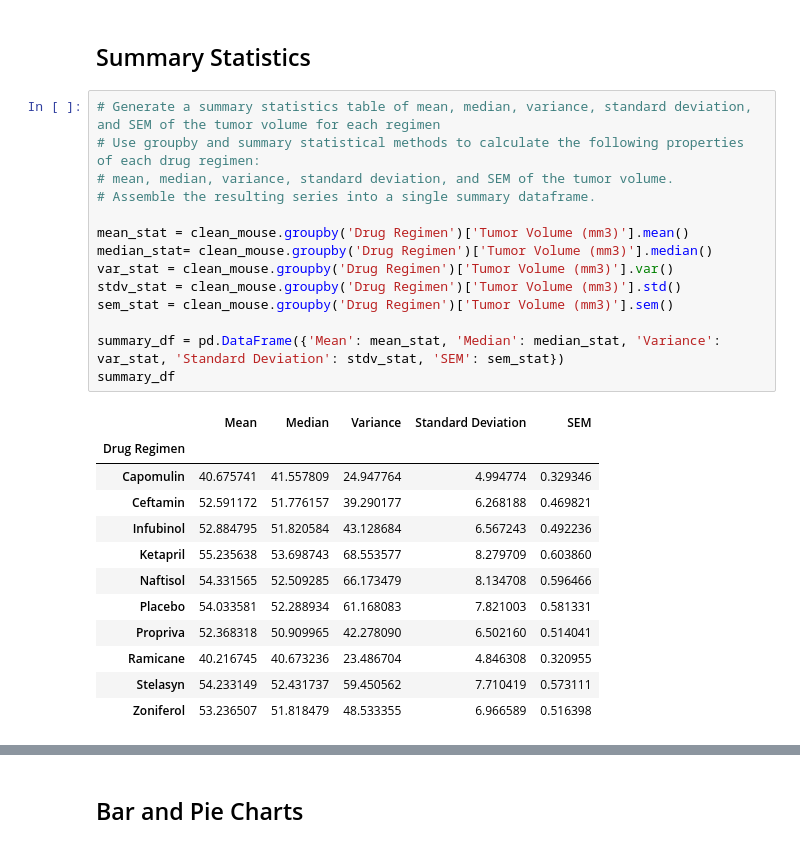
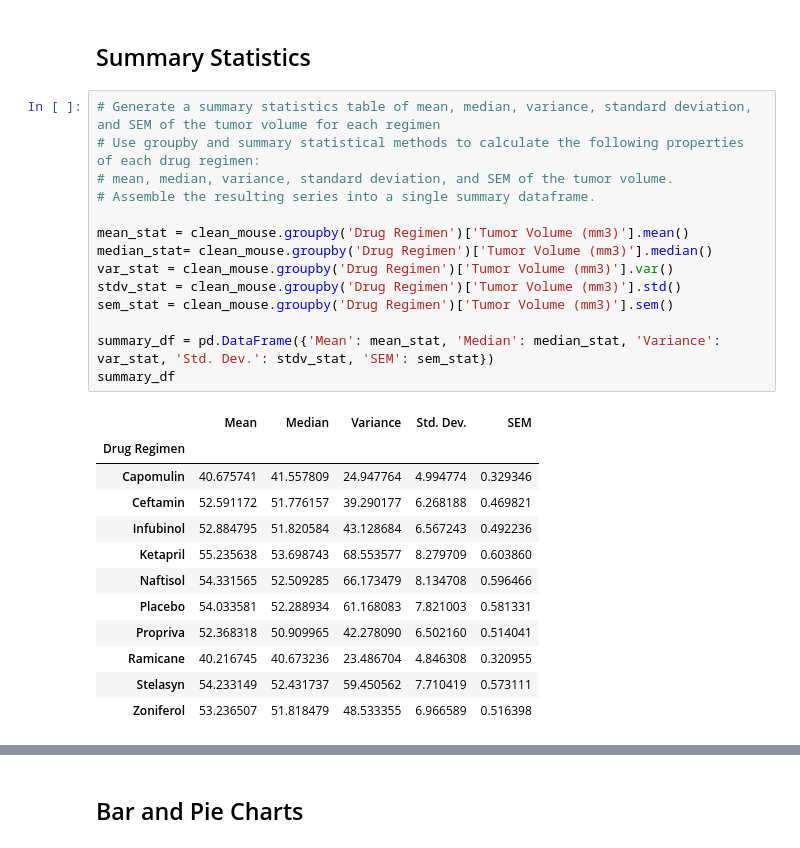
Before and after one commit to speedracer05/Matplotlib-Challenge, a Jupyter notebook: Pymaceuticals/pymaceuticals_starter.ipynb, the cells around one changed output, grey strips where cells are left out. Drawn from its saved outputs; the diff is of its cells as text.

```diff
--- a/Pymaceuticals/pymaceuticals_starter.ipynb
+++ b/Pymaceuticals/pymaceuticals_starter.ipynb
@@ -100,19 +100,19 @@ mouse_qty
 # %%
 # Generate a summary statistics table of mean, median, variance, standard deviation, and SEM of the tumor volume for each regimen
 # Use groupby and summary statistical methods to calculate the following properties of each drug regimen:
 # mean, median, variance, standard deviation, and SEM of the tumor volume.
 # Assemble the resulting series into a single summary dataframe.
 
 mean_stat = clean_mouse.groupby('Drug Regimen')['Tumor Volume (mm3)'].mean()
 median_stat= clean_mouse.groupby('Drug Regimen')['Tumor Volume (mm3)'].median()
 var_stat = clean_mouse.groupby('Drug Regimen')['Tumor Volume (mm3)'].var()
 stdv_stat = clean_mouse.groupby('Drug Regimen')['Tumor Volume (mm3)'].std()
 sem_stat = clean_mouse.groupby('Drug Regimen')['Tumor Volume (mm3)'].sem()
 
-summary_df = pd.DataFrame({'Mean': mean_stat, 'Median': median_stat, 'Variance': var_stat, 'Standard Deviation': stdv_stat, 'SEM': sem_stat})
+summary_df = pd.DataFrame({'Mean': mean_stat, 'Median': median_stat, 'Variance': var_stat, 'Std. Dev.': stdv_stat, 'SEM': sem_stat})
 summary_df
 # %% [output]
-|  | Mean | Median | Variance | Standard Deviation | SEM |
+|  | Mean | Median | Variance | Std. Dev. | SEM |
 | Drug Regimen |  |  |  |  |  |
 | Capomulin | 40.675741 | 41.557809 | 24.947764 | 4.994774 | 0.329346 |
 | Ceftamin | 52.591172 | 51.776157 | 39.290177 | 6.268188 | 0.469821 |
```
Also changed, not shown: parts of 10 cells of this notebook.
